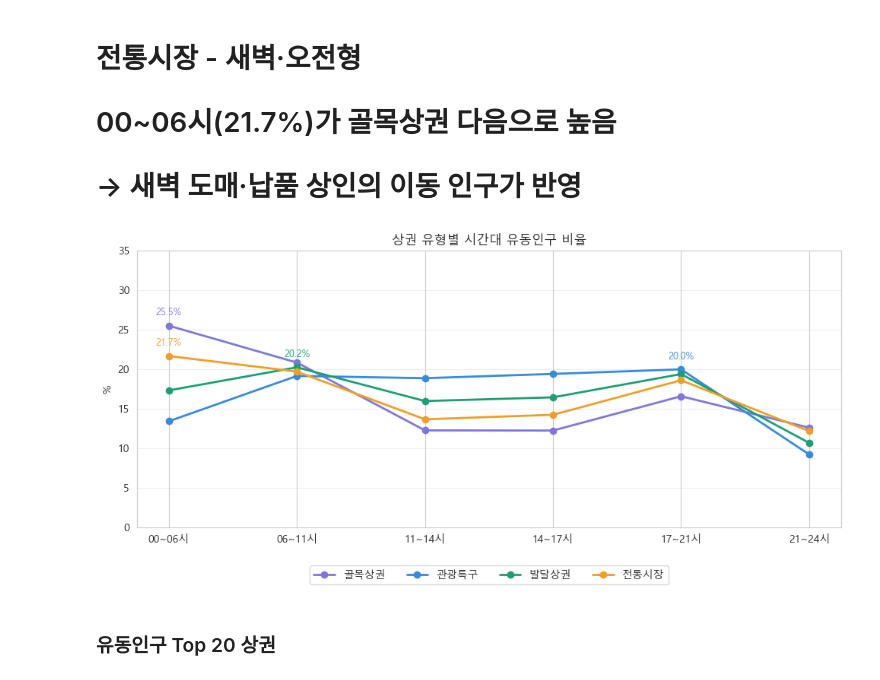
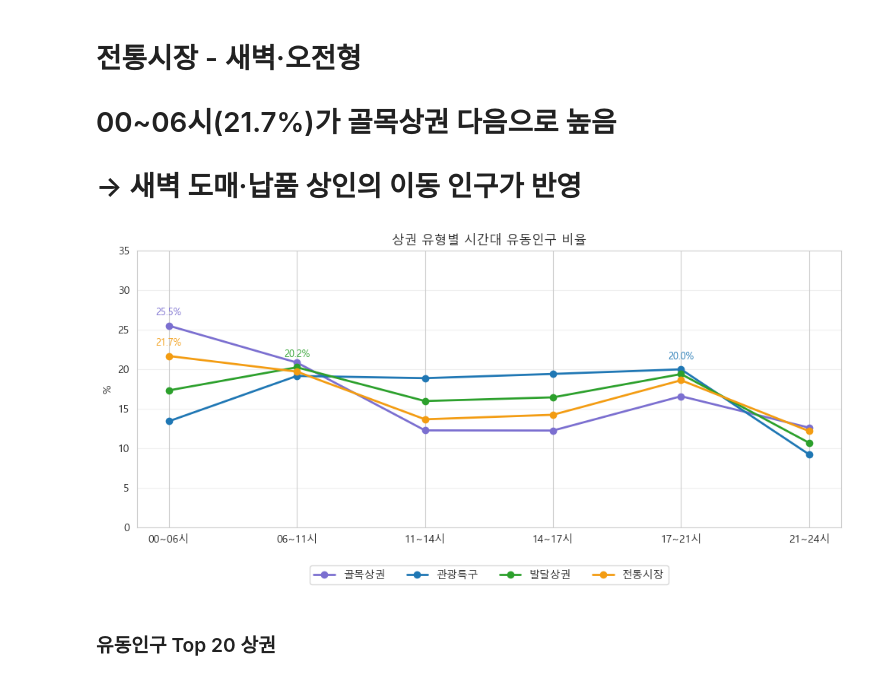
Before and after one commit to sonjiwoo-creator/seouldf, a Jupyter notebook: main.ipynb, the cells around one changed output. Drawn from its saved outputs; the diff is of its cells as text; code cells hidden in the pictures.

```diff
--- a/main.ipynb
+++ b/main.ipynb
@@ -1376,14 +1319,6 @@ plt.show()
 - 단, 골목상권·일부 전통시장은 코로나와 무관하게 만성적 축소 중
 # %% [markdown]
 ## 나경 EDA - 직장인구/상주인구
-# %%
-import pandas as pd
-import matplotlib.pyplot as plt
-import seaborn as sns
-
-# 한글 폰트 설정
-plt.rcParams['font.family'] = 'Malgun Gothic'
-plt.rcParams['axes.unicode_minus'] = False
 # %%
 from pathlib import Path
 import zipfile
@@ -1708,15 +1643,6 @@ plt.show()
 - 상주인구는 직장인구와 달리 코로나 영향 거의 없음
 # %% [markdown]
 ### 정연 EDA - 길단위 인구
-# %%
-import pandas as pd
-import seaborn as sns
-import matplotlib.pyplot as plt
-import matplotlib.ticker as mticker
-import numpy as np
-
-plt.rcParams['font.family'] = 'Malgun Gothic'  # 윈도우
-plt.rcParams['axes.unicode_minus'] = False     # 마이너스 깨짐 방지
 # %%
 from pathlib import Path
 
@@ -1729,15 +1655,6 @@ df = pd.read_csv(csv_path, encoding='cp949')
 print(f'✅ 로드 완료: {df.shape}')
 # %% [output]
 ✅ 로드 완료: (46184, 27)
-# %%
-import pandas as pd
-import seaborn as sns
-import matplotlib.pyplot as plt
-import matplotlib.ticker as mticker
-import numpy as np
-
-plt.rcParams['font.family'] = 'Malgun Gothic'  # 윈도우
-plt.rcParams['axes.unicode_minus'] = False     # 마이너스 깨짐 방지
 # %%
 df.dtypes
 # %% [output]
@@ -1927,7 +1840,7 @@ fig, ax1 = plt.subplots(figsize=(12,6))
 ax2 = ax1.twinx()  # 오른쪽 축
 
 # 색상 (가독성 좋게)
-colors = {
+색상 = {
     '골목상권': '#7b6fd0',
     '발달상권': '#2ca02c',
     '전통시장': '#f39c12',
@@ -1939,22 +1852,22 @@ for name, grp in ts.groupby('상권_구분_코드_명'):
     if name == '관광특구':
         ax2.plot(grp['년분기'], grp['총_유동인구_수'],
                  marker='o', linewidth=2.5,
-                 color=colors[name], label=name)
+                 color=색상[name], label=name)
     else:
         ax1.plot(grp['년분기'], grp['총_유동인구_수'],
                  marker='o', linewidth=2,
-                 color=colors[name], label=name)
+                 color=색상[name], label=name)
 
 # 축 설정
 ax1.set_xlabel('분기')
 ax1.set_ylabel('평균 유동인구 수 (골목·발달·전통)')
-ax2.set_ylabel('평균 유동인구 수 (관광특구)', color=colors['관광특구'])
+ax2.set_ylabel('평균 유동인구 수 (관광특구)', color=색상['관광특구'])
 
 # x축 회전
 ax1.tick_params(axis='x', rotation=45)
 
 # y축 색상 맞추기
-ax2.tick_params(axis='y', colors=colors['관광특구'])
+ax2.tick_params(axis='y', color=색상['관광특구'])
 
 # 숫자 포맷 (천 단위 콤마)
 import matplotlib.ticker as mticker
@@ -2008,37 +1921,33 @@ time_ratio_cols = [f'{l}_비율' for l in time_labels]
 # %%
 time_by_type = df.groupby('상권_구분_코드_명')[time_ratio_cols].mean()
 time_by_type.columns = time_labels
 
-colors = {
-    '골목상권': '#7F77DD', '관광특구': '#378ADD',
-    '발달상권': '#1D9E75', '전통시장': '#EF9F27'
-}
 
 fig, ax = plt.subplots(figsize=(10, 5))
 
 for type_name, row in time_by_type.iterrows():
     ax.plot(time_labels, row.values,
             marker='o', markersize=6, linewidth=2,
-            color=colors[type_name], label=type_name)
+            color=색상[type_name], label=type_name)
 
     # 피크 시간대 강조
     peak_idx = row.values.argmax()
     ax.annotate(f'{row.values[peak_idx]:.1f}%',
                 xy=(peak_idx, row.values[peak_idx]),
                 xytext=(0, 10), textcoords='offset points',
-                ha='center', fontsize=9, color=colors[type_name])
+                ha='center', fontsize=9, color=색상[type_name])
 
 ax.set_title('상권 유형별 시간대 유동인구 비율')
 ax.set_ylabel('%')
 ax.set_ylim(0, 35)
 ax.grid(axis='y', alpha=0.3)
 ax.legend(loc='upper center', bbox_to_anchor=(0.5, -0.12),
           ncol=4, framealpha=0.9, edgecolor='lightgray', fontsize=10)
 plt.tight_layout()
 plt.subplots_adjust(bottom=0.2)
 plt.show()
 # %% [output]
-[figure, old version]
+[figure, new version]
 # %% [markdown]
 ### 유동인구 Top 20 상권
 # %%
```
Also changed, not shown: parts of 29 cells of this notebook, 1 other file.
